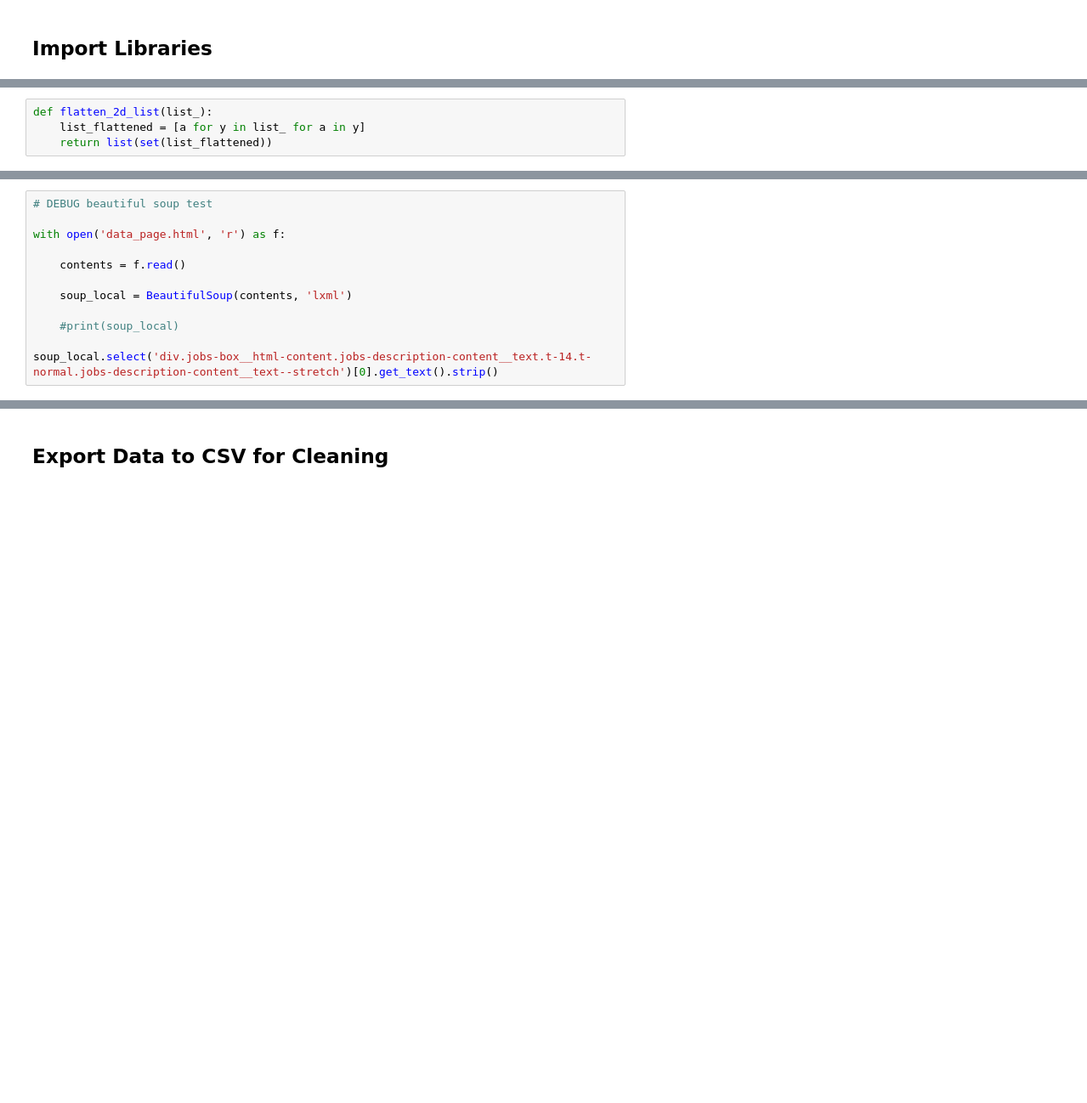
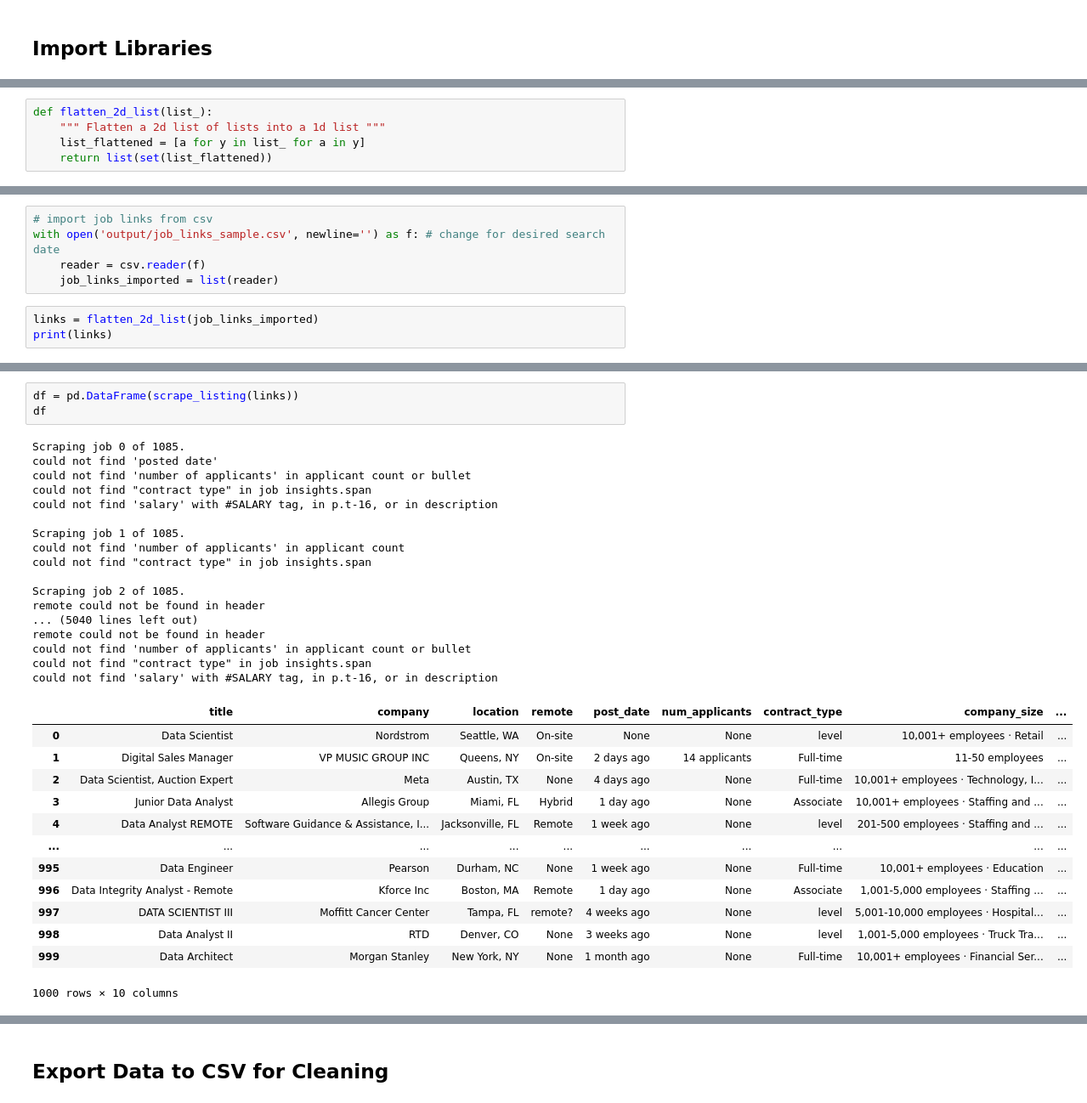
Before and after one commit to VeniceHartwell/data_analyst_market_analysis, a Jupyter notebook: scrape.ipynb, the cells around one changed output, grey strips where cells are left out. Shown at 85% size. Drawn from its saved outputs; the diff is of its cells as text; blank space fills up the shorter version.

```diff
--- a/scrape.ipynb
+++ b/scrape.ipynb
@@ -274,5 +112,6 @@ def scrape_listing(links):
 # %%
 def flatten_2d_list(list_):
+    """ Flatten a 2d list of lists into a 1d list """
     list_flattened = [a for y in list_ for a in y]
     return list(set(list_flattened))
 # %%
@@ -531,12 +177,0 @@ SyntaxError: invalid syntax (1893671553.py, line 31)
-# %%
-# DEBUG beautiful soup test
-
-with open('data_page.html', 'r') as f:
-
-    contents = f.read()
-
-    soup_local = BeautifulSoup(contents, 'lxml')
-
-    #print(soup_local)
-
-soup_local.select('div.jobs-box__html-content.jobs-description-content__text.t-14.t-normal.jobs-description-content__text--stretch')[0].get_text().strip()
@@ -578,0 +185,8 @@ KeyboardInterrupt:
+# %%
+# import job links from csv
+with open('output/job_links_sample.csv', newline='') as f: # change for desired search date
+    reader = csv.reader(f)
+    job_links_imported = list(reader)
+# %%
+links = flatten_2d_list(job_links_imported)
+print(links)
@@ -578,0 +529,34 @@ KeyboardInterrupt:
+# %%
+df = pd.DataFrame(scrape_listing(links))
+df
+# %% [output]
+Scraping job 0 of 1085.
+could not find 'posted date'
+could not find 'number of applicants' in applicant count or bullet
+could not find "contract type" in job insights.span
+could not find 'salary' with #SALARY tag, in p.t-16, or in description
+
+Scraping job 1 of 1085.
+could not find 'number of applicants' in applicant count
+could not find "contract type" in job insights.span
+
+Scraping job 2 of 1085.
+remote could not be found in header
+... (5040 lines left out)
+remote could not be found in header
+could not find 'number of applicants' in applicant count or bullet
+could not find "contract type" in job insights.span
+could not find 'salary' with #SALARY tag, in p.t-16, or in description
+|  | title | company | location | remote | post_date | num_applicants | contract_type | company_size | ... |
+| 0 | Data Scientist | Nordstrom | Seattle, WA | On-site | None | None | level | 10,001+ employees · Retail | ... |
+| 1 | Digital Sales Manager | VP MUSIC GROUP INC | Queens, NY | On-site | 2 days ago | 14 applicants | Full-time | 11-50 employees | ... |
+| 2 | Data Scientist, Auction Expert | Meta | Austin, TX | None | 4 days ago | None | Full-time | 10,001+ employees · Technology, I... | ... |
+| 3 | Junior Data Analyst | Allegis Group | Miami, FL | Hybrid | 1 day ago | None | Associate | 10,001+ employees · Staffing and ... | ... |
+| 4 | Data Analyst REMOTE | Software Guidance & Assistance, I... | Jacksonville, FL | Remote | 1 week ago | None | level | 201-500 employees · Staffing and ... | ... |
+| ... | ... | ... | ... | ... | ... | ... | ... | ... | ... |
+| 995 | Data Engineer | Pearson | Durham, NC | None | 1 week ago | None | Full-time | 10,001+ employees · Education | ... |
+| 996 | Data Integrity Analyst - Remote | Kforce Inc | Boston, MA | Remote | 1 day ago | None | Associate | 1,001-5,000 employees · Staffing ... | ... |
+| 997 | DATA SCIENTIST III | Moffitt Cancer Center | Tampa, FL | remote? | 4 weeks ago | None | level | 5,001-10,000 employees · Hospital... | ... |
+| 998 | Data Analyst II | RTD | Denver, CO | None | 3 weeks ago | None | level | 1,001-5,000 employees · Truck Tra... | ... |
+| 999 | Data Architect | Morgan Stanley | New York, NY | None | 1 month ago | None | Full-time | 10,001+ employees · Financial Ser... | ... |
+1000 rows × 10 columns
```
Also changed, not shown: parts of 20 cells of this notebook, 1 other file.
